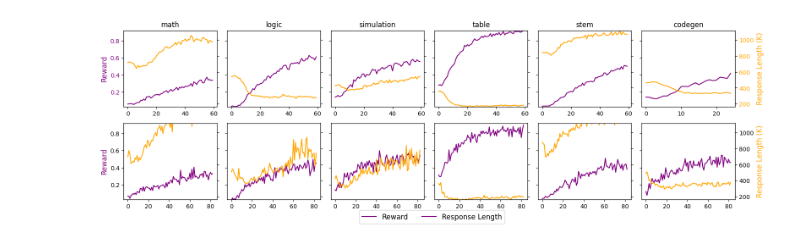
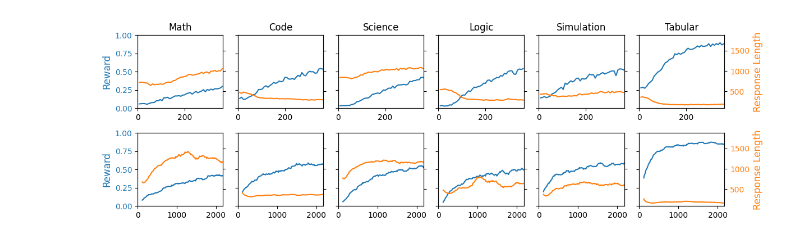
Before and after one commit to LLM360/Reasoning360, a Jupyter notebook: analysis/shibo_draw_figure.ipynb, the cells around one changed output. Saved outputs shown, nothing was run; the diff lists cells and outputs as text; code cells hidden in the pictures.

```diff
--- a/analysis/shibo_draw_figure.ipynb
+++ b/analysis/shibo_draw_figure.ipynb
@@ -17,2 +40,17 @@ mix_data = pd.read_csv(mix_path)
+# %%
+mix_data
+
+# merge the dataframes
+# only include the data item if _step is larger than the record
+
+final_mix_data = None
+for i in range(len(mix_data)):
+    current_df = mix_data[i]
+    if final_mix_data is None:
+        final_mix_data = current_df
+    else:
+        previous_max_step = final_mix_data["_step"].max()
+        current_df = current_df[current_df["_step"] > previous_max_step]
+        final_mix_data = pd.concat([final_mix_data, current_df])
 # %%
 data_source_domains = {
@@ -63,6 +103,6 @@ for domain in data_source_domains:
     domain_sources = data_source_domains[domain]
     score_cnt = 0
     for source, count in domain_sources:
-        source_score = mix_data[f'response_length/{source}/mean']
+        source_score = final_mix_data[f'response_length/{source}/mean']
         score_cnt += source_score * count / 3072
     new_df_response_length_domains[domain] = score_cnt
@@ -69,15 +124,17 @@ for domain in data_source_domains:
+# %%
+max_mix_id = max(step_ids)
 # %%
 import os
 import pandas as pd
 import matplotlib.pyplot as plt
 
 # Set the folder containing the CSVs organized by subfolders
-folder = "wandb_data_response_pass"
+folder = "wandb_data_reward_length"
 runs = [os.path.join(folder, run_folder, run) for run_folder in os.listdir(folder)
         for run in os.listdir(os.path.join(folder, run_folder))]
 
 # Prepare subplots in a single row
-fig, axes = plt.subplots(2, 6, figsize=(16, 5))  # Wider aspect ratio
+fig, axes = plt.subplots(2, 6, figsize=(12, 4))  # Wider aspect ratio
 axes = axes.flatten()
 
 # First pass: collect global min/max for unified y-axis limits
@@ -87,80 +144,101 @@ for run in runs:
     all_rewards.extend(data["critic/rewards/mean"].dropna())
     all_lengths.extend(data["response_length/mean"].dropna())
 
+for domain in data_source_domains:
+    domain_sources = data_source_domains[domain]
+    for source, count in domain_sources:
+        source_score = final_mix_data[f'critic/scores/{source}/mean']
+        all_rewards.extend(source_score)
+        all_lengths.extend(final_mix_data[f'response_length/{source}/mean'])
+
 reward_min, reward_max = min(all_rewards), max(all_rewards)
 length_min, length_max = min(all_lengths), max(all_lengths)
 
 # Second pass: plot
 runs_dict = {
-    "math": "/lustrefs/users/shibo.hao/Reasoning360-May/analysis/wandb_data_response_pass/71131-zhoujun-math3k-guru18k-models--Qwen--Qwen2.5-7B-think/run_data_2025-05-14T10:34:02Z.csv",
-    "codegen": "/lustrefs/users/shibo.hao/Reasoning360-May/analysis/wandb_data_response_pass/70449-zhoujun-codegen3k-guru18k-models--Qwen--Qwen2.5-7B-think/run_data_2025-05-14T03:07:32Z.csv",
-    "logic": "/lustrefs/users/shibo.hao/Reasoning360-May/analysis/wandb_data_response_pass/71130-zhoujun-logic3k-guru18k-models--Qwen--Qwen2.5-7B-think/run_data_2025-05-14T10:33:53Z.csv",
-    "simulation": "/lustrefs/users/shibo.hao/Reasoning360-May/analysis/wandb_data_response_pass/71162-zhoujun-simulation3k-guru18k-models--Qwen--Qwen2.5-7B-think/run_data_2025-05-14T11:08:31Z.csv",
-    "table": "/lustrefs/users/shibo.hao/Reasoning360-May/analysis/wandb_data_response_pass/71136-zhoujun-table3k-guru18k-models--Qwen--Qwen2.5-7B-think/run_data_2025-05-14T10:41:24Z.csv",
-    "stem": "/lustrefs/users/shibo.hao/Reasoning360-May/analysis/wandb_data_response_pass/71138-zhoujun-stem3k-guru18k-models--Qwen--Qwen2.5-7B-think/run_data_2025-05-14T10:45:56Z.csv",
+    "Math": "/lustrefs/users/shibo.hao/Reasoning360-May/analysis/wandb_data_reward_length/71131-zhoujun-math3k-guru18k-models--Qwen--Qwen2.5-7B-think/run_data_2025-05-14T10:34:02Z.csv",
+    "Code": "/lustrefs/users/shibo.hao/Reasoning360-May/analysis/wandb_data_reward_length/72107-zhoujun-codegen3k-guru18k-models--Qwen--Qwen2.5-7B-think/run_data_2025-05-14T22:15:14Z.csv",
+    "Logic": "/lustrefs/users/shibo.hao/Reasoning360-May/analysis/wandb_data_reward_length/71130-zhoujun-logic3k-guru18k-models--Qwen--Qwen2.5-7B-think/run_data_2025-05-14T10:33:53Z.csv",
+    "Simulation": "/lustrefs/users/shibo.hao/Reasoning360-May/analysis/wandb_data_reward_length/71162-zhoujun-simulation3k-guru18k-models--Qwen--Qwen2.5-7B-think/run_data_2025-05-14T11:08:31Z.csv",
+    "Tabular": "/lustrefs/users/shibo.hao/Reasoning360-May/analysis/wandb_data_reward_length/71136-zhoujun-table3k-guru18k-models--Qwen--Qwen2.5-7B-think/run_data_2025-05-14T10:41:24Z.csv",
+    "Science": "/lustrefs/users/shibo.hao/Reasoning360-May/analysis/wandb_data_reward_length/71138-zhoujun-stem3k-guru18k-models--Qwen--Qwen2.5-7B-think/run_data_2025-05-14T10:45:56Z.csv",
 }
 
-orders = ["math", "logic", "simulation", "table", "stem", "codegen"]
+orders = ["Math", "Code", "Science", "Logic", "Simulation", "Tabular"]
 
 # first row: runs_dict
 for idx, run_title in enumerate(orders):
 
     run_path = runs_dict[run_title]
     data = pd.read_csv(run_path)
+
+    data = data[data["_step"] <= max_mix_id / 6]
+
     rewards = data["critic/rewards/mean"]
     response_length = data["response_length/mean"]
 
     ax1 = axes[idx]
     ax2 = ax1.twinx()
 
-    ax1.plot(rewards, color='purple')
-    ax2.plot(response_length, color='orange')
+    ax1.plot(data["_step"] * 8, rewards, color='C0')
+    ax2.plot(data["_step"] * 8, response_length, color='C1')
 
     ax1.set_ylim(reward_min, reward_max)
     ax2.set_ylim(length_min, length_max)
+    ax1.set_xlim(0, max_mix_id / 6 * 8)
 
     # Only show y-axis labels on the first and last subplots
     if idx != 0:
         ax1.set_yticklabels([])
         ax1.set_ylabel("")
     else:
-        ax1.set_ylabel("Reward", color='purple', fontsize=12)
+        ax1.set_ylabel("Reward", color='C0', fontsize=12)
 
     if idx != 5:
         ax2.set_yticklabels([])
         ax2.set_ylabel("")
     else:
-        ax2.set_ylabel("Response Length (K)", color='orange', fontsize=12)
+        ax2.set_ylabel("Response Length", color='C1', fontsize=12)
 
-    ax1.tick_params(axis='y', labelcolor='purple')
-    ax2.tick_params(axis='y', labelcolor='orange')
+    ax1.tick_params(axis='y', labelcolor='C0')
+    ax2.tick_params(axis='y', labelcolor='C1')
     ax1.set_title(run_title, fontsize=12)
 
 # second row: put the content of new_df_domains into the subplots
 for idx, domain in enumerate(orders):
     ax1 = axes[idx + 6]
     ax2 = ax1.twinx()
-    ax1.plot(new_df_domains[domain], color='purple')
-    ax2.plot(new_df_response_length_domains[domain], color='orange')
+
+    # smooth the data
+    new_df_domains[domain] = new_df_domains[domain].rolling(window=10).mean()
+    new_df_response_length_domains[domain] = new_df_response_length_domains[domain].rolling(window=10).mean()
+
+    print(step_ids)
+    print(new_df_domains[domain])
+    ax1.plot(step_ids * 8, new_df_domains[domain], color='C0')
+    ax2.plot(step_ids * 8, new_df_response_length_domains[domain], color='C1')
     ax1.set_ylim(reward_min, reward_max)
     ax2.set_ylim(length_min, length_max)
-
+    ax1.set_xlim(0, max_mix_id * 8)
     if idx != 0:
         ax1.set_yticklabels([])
         ax1.set_ylabel("")
     else:
-        ax1.set_ylabel("Reward", color='purple', fontsize=12)
+        ax1.set_ylabel("Reward", color='C0', fontsize=12)
 
     if idx != 5:
         ax2.set_yticklabels([])
         ax2.set_ylabel("")
     else:
-        ax2.set_ylabel("Response Length (K)", color='orange', fontsize=12)
+        ax2.set_ylabel("Response Length", color='C1', fontsize=12)
 
 
+    ax1.tick_params(axis='y', labelcolor='C0')
+    ax2.tick_params(axis='y', labelcolor='C1')
 
 # Add shared legend
-fig.legend(["Reward", "Response Length"], loc='lower center', ncol=2, fontsize=12)
+# fig.legend(["Reward", "Response Length"], loc='lower center', ncol=2, fontsize=12)
 plt.tight_layout(rect=[0, 0.05, 1, 1])
-plt.show()
+# plt.show()
+plt.savefig("reward_length_domains.pdf", dpi=300, bbox_inches="tight")
 # %% [output]
@@ -167,3 +262,3 @@ plt.show()
-[figure, old version]
+[figure, new version]
 # %%
 new_df_domains["logic"]
```
Also changed, not shown: parts of 8 cells of this notebook, 35 other files.
